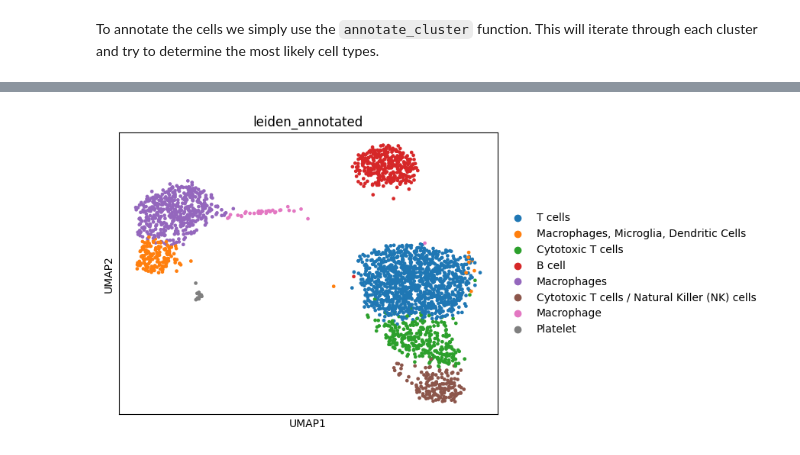
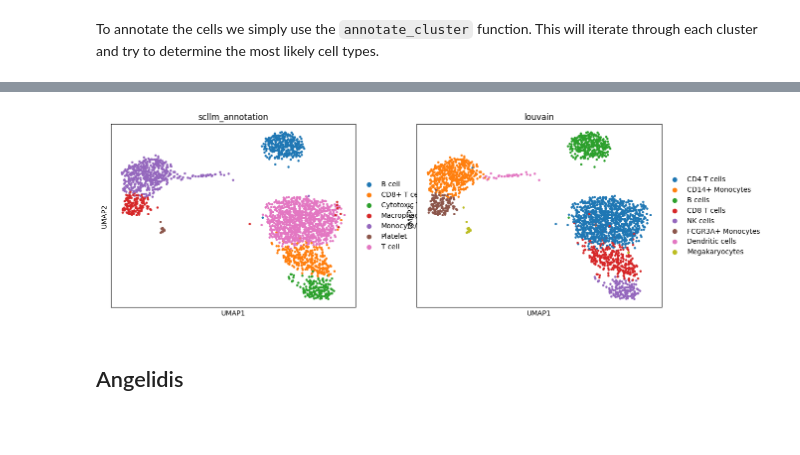
Before and after one commit to sagar87/scllm, a Jupyter notebook: docs/notebooks/cell_types.ipynb, the cells around one changed output, grey strips where cells are left out. Drawn from its saved outputs; the diff is of its cells as text; code cells hidden in the pictures; blank space fills up the shorter version.

```diff
--- a/docs/notebooks/cell_types.ipynb
+++ b/docs/notebooks/cell_types.ipynb
@@ -83,4 +38,6 @@ AnnData object with n_obs × n_vars = 2638 × 1838
 # %%
-sc.pl.umap(pbmc, color='leiden_annotated')
+sc.pl.umap(pbmc, color=['scllm_annotation', 'louvain'])
 # %% [output]
-[figure, old version]
+[figure, new version]
+# %% [markdown]
+## Angelidis
```
Also changed, not shown: parts of 9 cells of this notebook, 4 other files.
